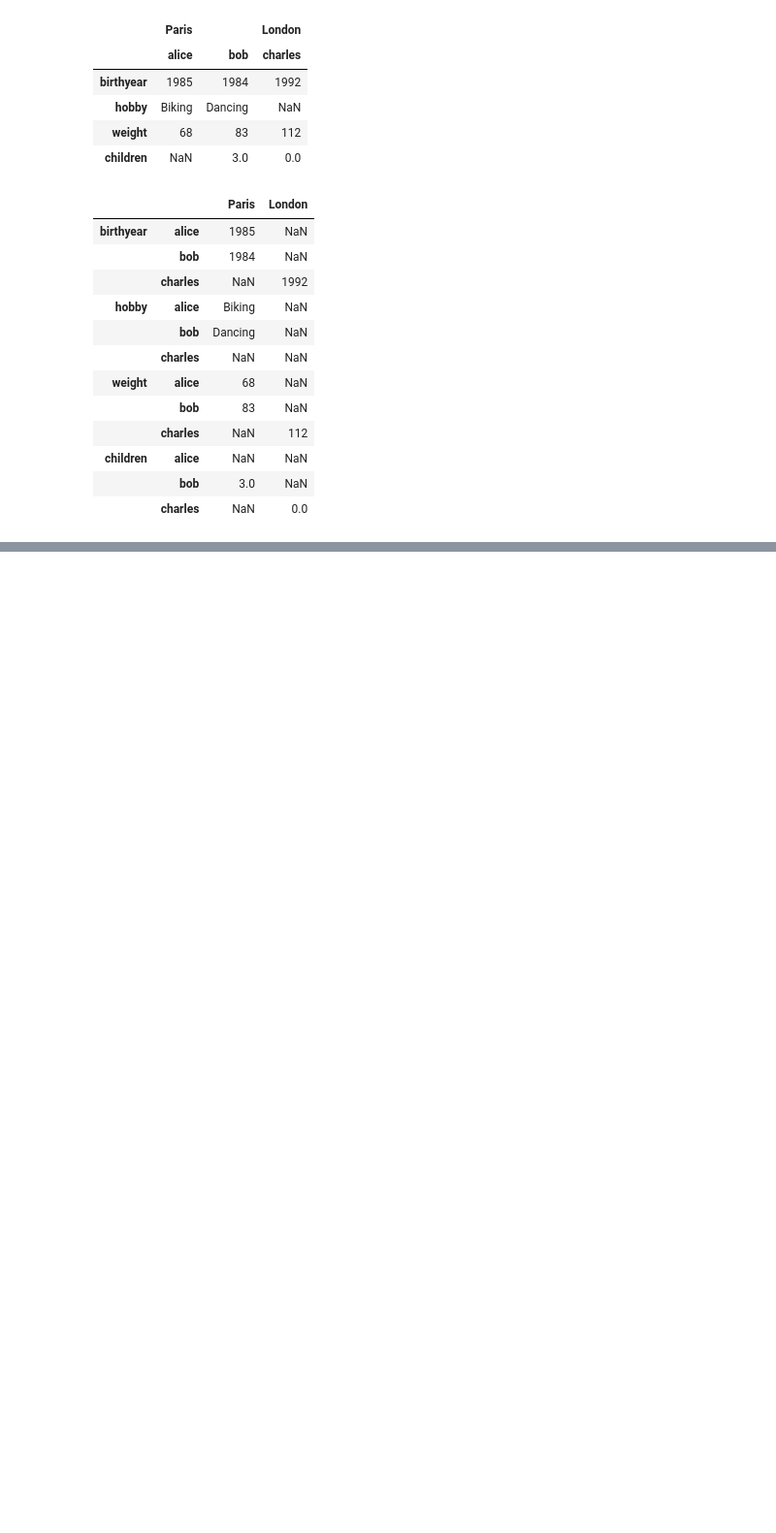
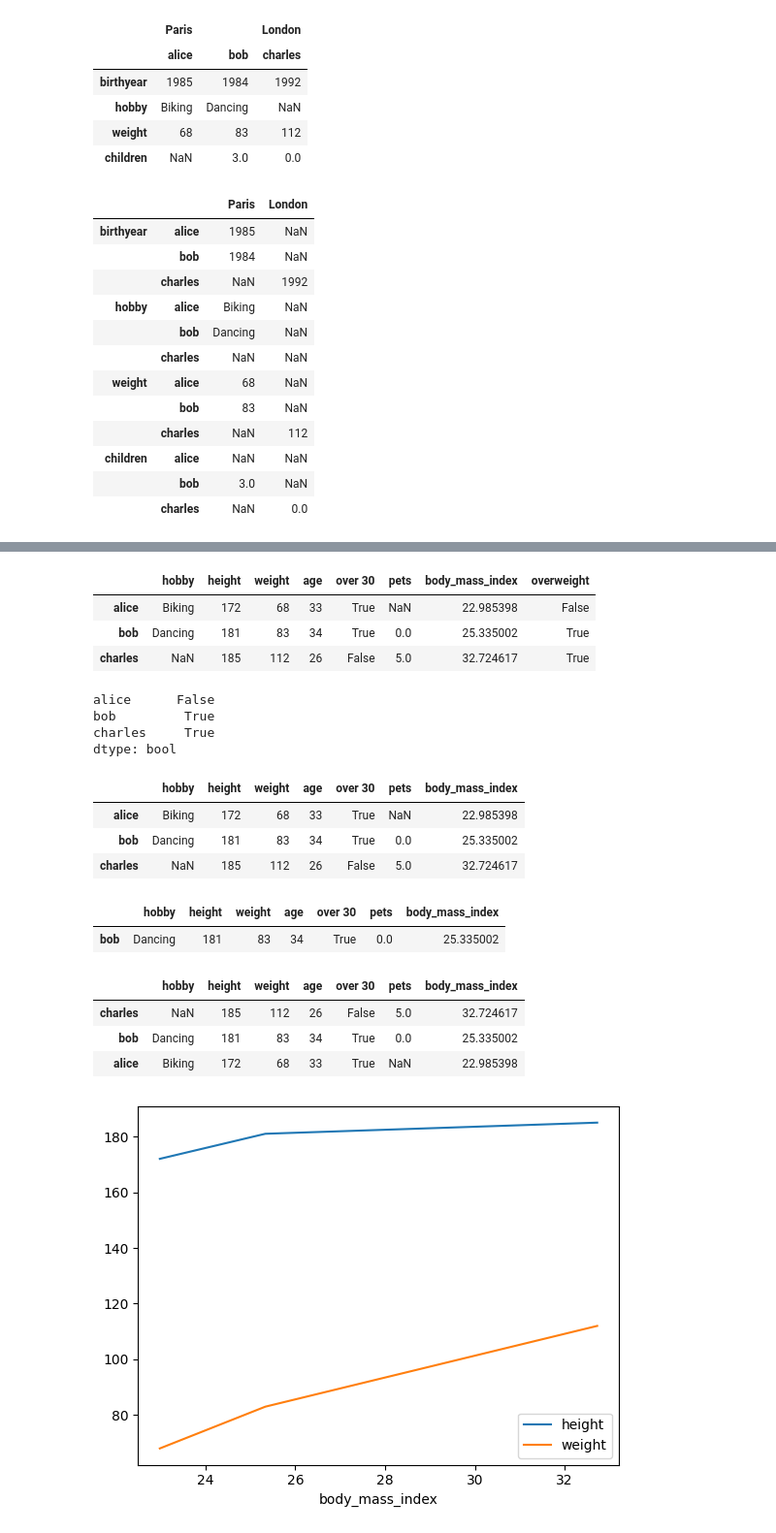
Before and after one commit to AlexBros99/panda_warm_up, a Jupyter notebook: main.ipynb, the cells around one changed output, grey strips where cells are left out. Shown at 97% size. Saved outputs shown, nothing was run; the diff lists cells and outputs as text; code cells hidden in the pictures; blank space fills up the shorter version.

```diff
--- a/main.ipynb
+++ b/main.ipynb
@@ -312,0 +383,7 @@ d7
+# %%
+people["age"] = 2018 - people["birthyear"]  # adds a new column "age"
+people["over 30"] = people["age"] > 30      # adds another column "over 30"
+birthyears = people.pop("birthyear")
+del people["children"]
+
+people
@@ -312,0 +395,3 @@ d7
+# %%
+people["pets"] = pd.Series({"bob": 0, "charles": 5, "eugene": 1})  # alice is missing, eugene is ignored
+people
@@ -312,0 +403,3 @@ d7
+# %%
+people.insert(1, "height", [172, 181, 185])
+people
@@ -312,0 +421,41 @@ d7
+# %%
+d6 = people.assign(body_mass_index = people["weight"] / (people["height"] / 100) ** 2)
+d6.assign(overweight = d6["body_mass_index"] > 25)
+# %% [output]
+|  | hobby | height | weight | age | over 30 | pets | body_mass_index | overweight |
+| alice | Biking | 172 | 68 | 33 | True | NaN | 22.985398 | False |
+| bob | Dancing | 181 | 83 | 34 | True | 0.0 | 25.335002 | True |
+| charles | NaN | 185 | 112 | 26 | False | 5.0 | 32.724617 | True |
+# %%
+people.eval("weight / (height/100) ** 2 > 25")
+# %% [output]
+alice      False
+bob         True
+charles     True
+dtype: bool
+# %%
+people.eval("body_mass_index = weight / (height/100) ** 2", inplace=True)
+people
+# %% [output]
+|  | hobby | height | weight | age | over 30 | pets | body_mass_index |
+| alice | Biking | 172 | 68 | 33 | True | NaN | 22.985398 |
+| bob | Dancing | 181 | 83 | 34 | True | 0.0 | 25.335002 |
+| charles | NaN | 185 | 112 | 26 | False | 5.0 | 32.724617 |
+# %%
+people.query("age > 30 and pets == 0")
+# %% [output]
+|  | hobby | height | weight | age | over 30 | pets | body_mass_index |
+| bob | Dancing | 181 | 83 | 34 | True | 0.0 | 25.335002 |
+# %%
+people.sort_index(ascending=False)
+# %% [output]
+|  | hobby | height | weight | age | over 30 | pets | body_mass_index |
+| charles | NaN | 185 | 112 | 26 | False | 5.0 | 32.724617 |
+| bob | Dancing | 181 | 83 | 34 | True | 0.0 | 25.335002 |
+| alice | Biking | 172 | 68 | 33 | True | NaN | 22.985398 |
+# %%
+people.sort_values(by="body_mass_index", inplace=True)
+people.plot(kind="line", x="body_mass_index", y=["height", "weight"])
+plt.show()
+# %% [output]
+[figure, added]
```
Also changed, not shown: parts of 34 cells of this notebook.
